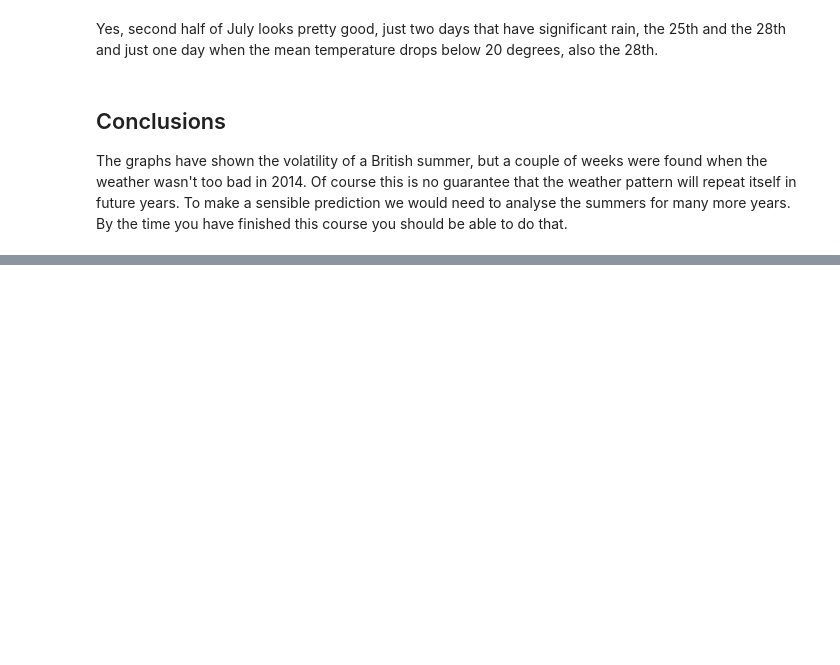
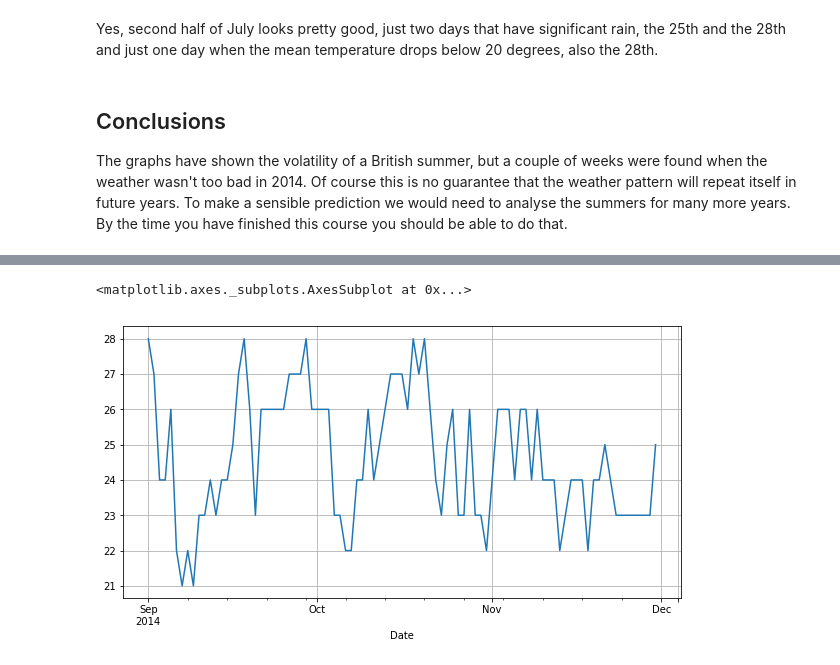
Before and after one commit to sreeramh4/dataScience, a Jupyter notebook: Project_2vacationWeather.ipynb, the cells around one changed output, grey strips where cells are left out. Drawn from its saved outputs; the diff is of its cells as text; code cells hidden in the pictures; blank space fills up the shorter version.

Commit message:
Find ideal period, Plot graphs and shortlist the required weeks

```diff
--- a/Project_2vacationWeather.ipynb
+++ b/Project_2vacationWeather.ipynb
@@ -227,0 +269,3 @@ The graphs have shown the volatility of a British summer, but a couple of weeks
+# %%
+summer = brasilia.loc[datetime(2014,9,1) : datetime(2014,11,30)]
+summer
@@ -227,0 +294,5 @@ The graphs have shown the volatility of a British summer, but a couple of weeks
+# %%
+summer['Mean TemperatureC'].plot(grid=True, figsize=(10,5))
+# %% [output]
+<matplotlib.axes._subplots.AxesSubplot at 0x...>
+[figure, added]
```
Also changed, not shown: parts of 12 cells of this notebook.
